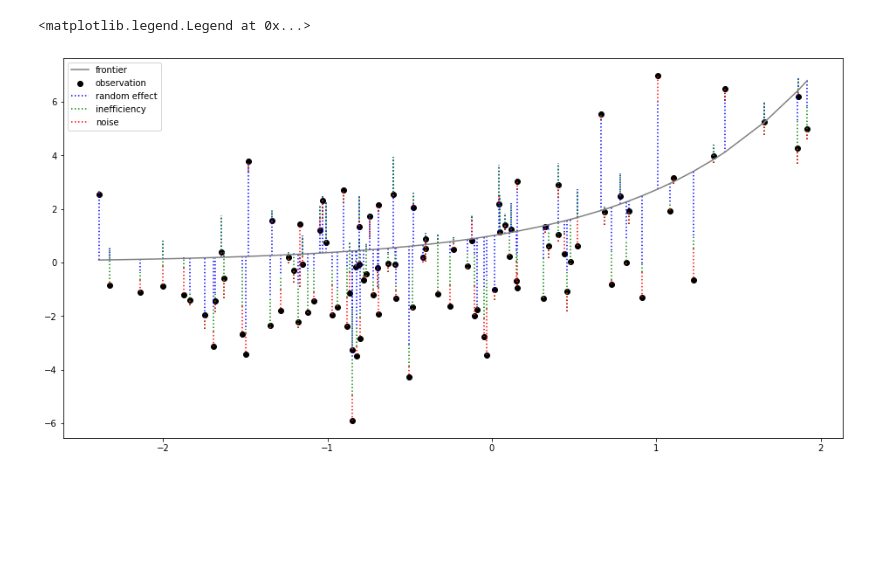
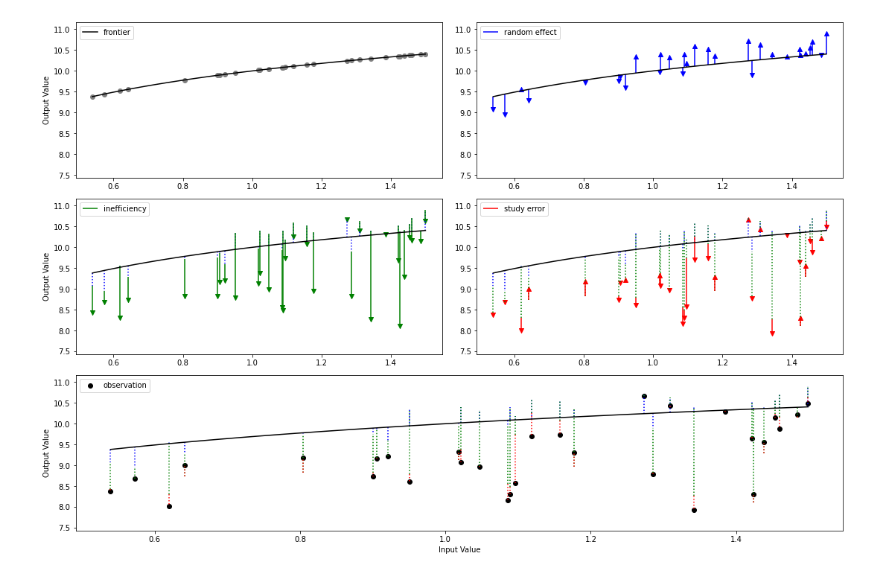
Before and after one commit to ihmeuw-msca/sfma, a Jupyter notebook: notebooks/Data Simulations.ipynb, the cells around one changed output. Drawn from its saved outputs; the diff is of its cells as text; code cells hidden in the pictures; blank space fills up the shorter version.

Commit message:
Finished with figure 1.

```diff
--- a/notebooks/Data Simulations.ipynb
+++ b/notebooks/Data Simulations.ipynb
@@ -53,15 +56,65 @@ class Simulator:
 # %%
-s = Simulator(nu=1, gamma=1.5, sigma_min=0, sigma_max=1,
-              x=lambda size: stats.norm.rvs(size=size, loc=-.5), func=np.exp)
-us, vs, epsilon, xs, front, observed = s.simulate(n = 100)
+s = Simulator(nu=1, gamma=0.25, sigma_min=0, sigma_max=0.75,
+              x=lambda size: stats.uniform.rvs(size=size, loc=0.5), func=lambda x: np.log(x) + 10)
+us, vs, epsilon, xs, front, observed = s.simulate(n = 30)
+
+x_front = np.linspace(xs.min(), xs.max())
+y_front = s.func(np.linspace(xs.min(), xs.max()))
+
+ymin = observed.min() - 0.5
+ymax = observed.max() + 0.5
-# %%
-fig, ax = plt.subplots(1, 1, figsize=(16, 8))
-ax.scatter(xs, observed, label="observation", color='black')
-ax.plot(sorted(xs), sorted(front), linestyle='-', color='grey', label="frontier")
-ax.vlines(xs, ymin=front, ymax=front+us, color='blue', linestyle=':', label="random effect")
-ax.vlines(xs, ymin=front+us-vs, ymax=front+us, color='green', linestyle=':', label="inefficiency")
-ax.vlines(xs, ymin=front+us-vs, ymax=front+us-vs+epsilon, color='red', linestyle=':', label="noise")
-ax.legend()
-# %% [output]
-<matplotlib.legend.Legend at 0x...>
-[figure, removed]
+# %%
+fig = plt.figure(constrained_layout=True, figsize=(15, 10))
+
+gs = fig.add_gridspec(3, 2)
+ax0 = fig.add_subplot(gs[0, :-1])
+ax1 = fig.add_subplot(gs[0, -1])
+ax2 = fig.add_subplot(gs[1, :-1])
+ax3 = fig.add_subplot(gs[1, -1])
+ax4 = fig.add_subplot(gs[2, :])
+
+ax0.scatter(xs, front, color='grey')
+ax0.plot(x_front, y_front, color='black', label='frontier')
+ax0.set_ylim([ymin, ymax])
+ax0.legend(loc='upper left')
+ax0.set_ylabel("Output Value")
+
+ax1.plot(x_front, y_front, color='black')
+ax1.vlines(xs, ymin=front, ymax=front+us, color='blue', label='random effect')
+pos_change = us > 0
+ax1.scatter(xs[pos_change], (front+us)[pos_change], color='blue', marker='^')
+ax1.scatter(xs[~pos_change], (front+us)[~pos_change], color='blue', marker='v')
+ax1.set_ylim([ymin, ymax])
+ax1.legend(loc='upper left')
+
+ax2.plot(x_front, y_front, color='black')
+ax2.vlines(xs, ymin=front, ymax=front+us, color='blue', linestyle=':')
+ax2.vlines(xs, ymin=front+us-vs, ymax=front+us, color='green', label='inefficiency')
+ax2.scatter(xs, front+us-vs, color='green', marker='v')
+ax2.set_ylim([ymin, ymax])
+ax2.legend(loc='upper left')
+ax2.set_ylabel("Output Value")
+
+ax3.plot(x_front, y_front, color='black')
+ax3.vlines(xs, ymin=front, ymax=front+us, color='blue', linestyle=':')
+ax3.vlines(xs, ymin=front+us-vs, ymax=front+us, color='green', linestyle=':')
+ax3.vlines(xs, ymin=front+us-vs, ymax=front+us-vs+epsilon, color='red', label="study error")
+pos_change = epsilon > 0
+ax3.scatter(xs[pos_change], (front+us-vs+epsilon)[pos_change], color='red', marker='^')
+ax3.scatter(xs[~pos_change], (front+us-vs+epsilon)[~pos_change], color='red', marker='v')
+ax3.set_ylim([ymin, ymax])
+ax3.legend(loc='upper left')
+
+ax4.scatter(xs, front+us-vs+epsilon, color='black', label='observation')
+ax4.plot(x_front, y_front, color='black')
+ax4.vlines(xs, ymin=front, ymax=front+us, color='blue', linestyle=':')
+ax4.vlines(xs, ymin=front+us-vs, ymax=front+us, color='green', linestyle=':')
+ax4.vlines(xs, ymin=front+us-vs, ymax=front+us-vs+epsilon, color='red', linestyle=':')
+ax4.set_ylim([ymin, ymax])
+ax4.legend(loc='upper left')
+ax4.set_xlabel("Input Value")
+ax4.set_ylabel("Output Value")
+
+plt.savefig("data-generating-process.pdf")
+# %% [output]
+[figure, added]
```
Also changed, not shown: parts of 2 cells of this notebook, 1 other file.
